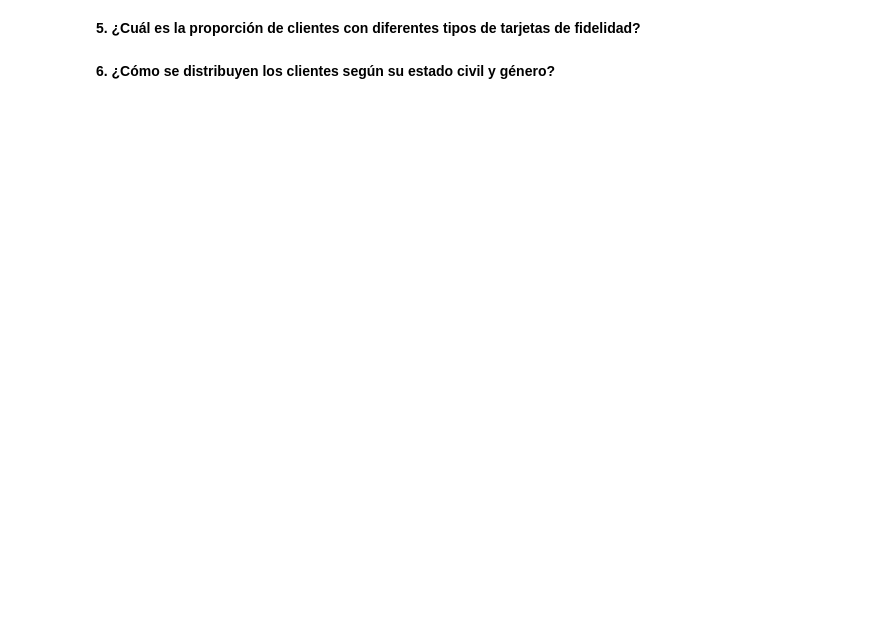
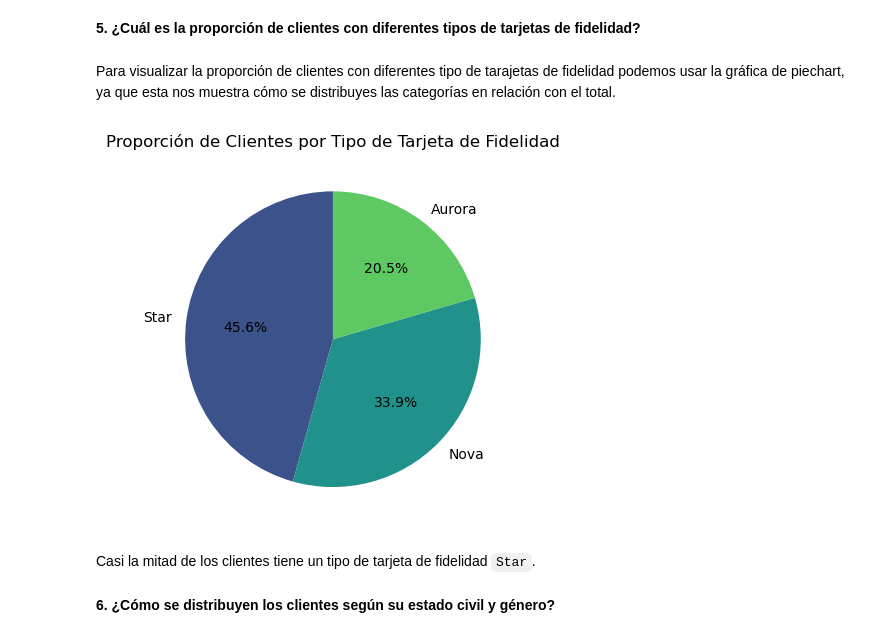
Before and after one commit to Adalab/bda-modulo-3-evaluacion-final-eaguilag, a Jupyter notebook: bda-modulo-2-evaluacion-final-promo-angela-elena-aguila.ipynb, the cells around one changed output. Cells and saved outputs as stored; diff of their text form; code cells hidden in the pictures; blank space fills up the shorter version.

```diff
--- a/bda-modulo-2-evaluacion-final-promo-angela-elena-aguila.ipynb
+++ b/bda-modulo-2-evaluacion-final-promo-angela-elena-aguila.ipynb
@@ -567,3 +517,28 @@ plt.show()
 # %% [markdown]
 **5. ¿Cuál es la proporción de clientes con diferentes tipos de tarjetas de fidelidad?**
+# %% [markdown]
+Para visualizar la proporción de clientes con diferentes tipo de tarajetas de fidelidad podemos usar la gráfica de piechart, ya que esta nos muestra cómo se distribuyes las categorías en relación con el total.
+# %%
+# Elimino duplicados basados en loyalty_number para contar clientes unicos
+unique_customers = df_cleaned.drop_duplicates(subset='loyalty_number')
+
+# Cuento la cantidad de clientes unicos por cada tipo de tarjeta de fidelidad
+loyalty_card_counts = unique_customers['loyalty_card'].value_counts()
+
+# Crear la gráfica de pastel
+plt.pie(loyalty_card_counts,
+        labels=loyalty_card_counts.index,
+        autopct='%1.1f%%',
+        startangle=90,
+        colors=sns.color_palette('viridis', len(loyalty_card_counts)))
+
+# Pongo titulo a la grafica
+plt.title('Proporción de Clientes por Tipo de Tarjeta de Fidelidad')
+
+# Muestro la grafica
+plt.show()
+# %% [output]
+[figure, added]
+# %% [markdown]
+Casi la mitad de los clientes tiene un tipo de tarjeta de fidelidad `Star`.
 # %% [markdown]
```
Also changed, not shown: parts of 31 cells of this notebook, 1 other file.
